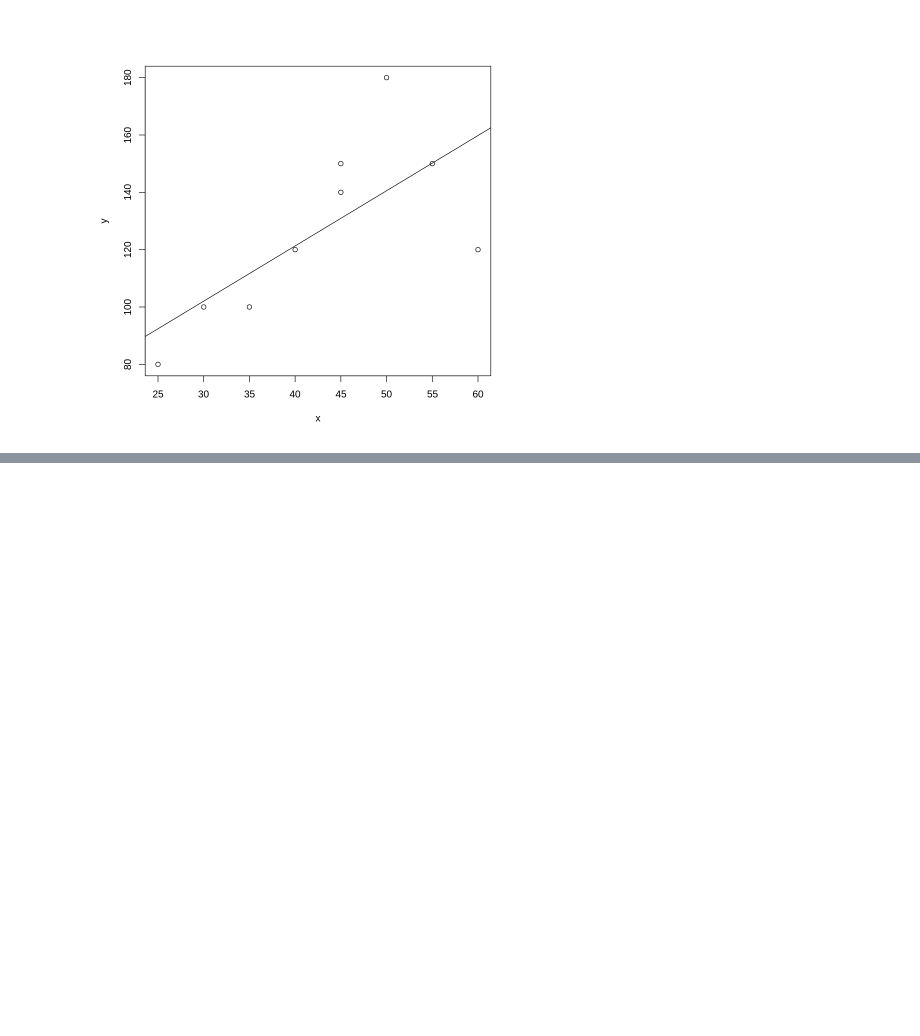
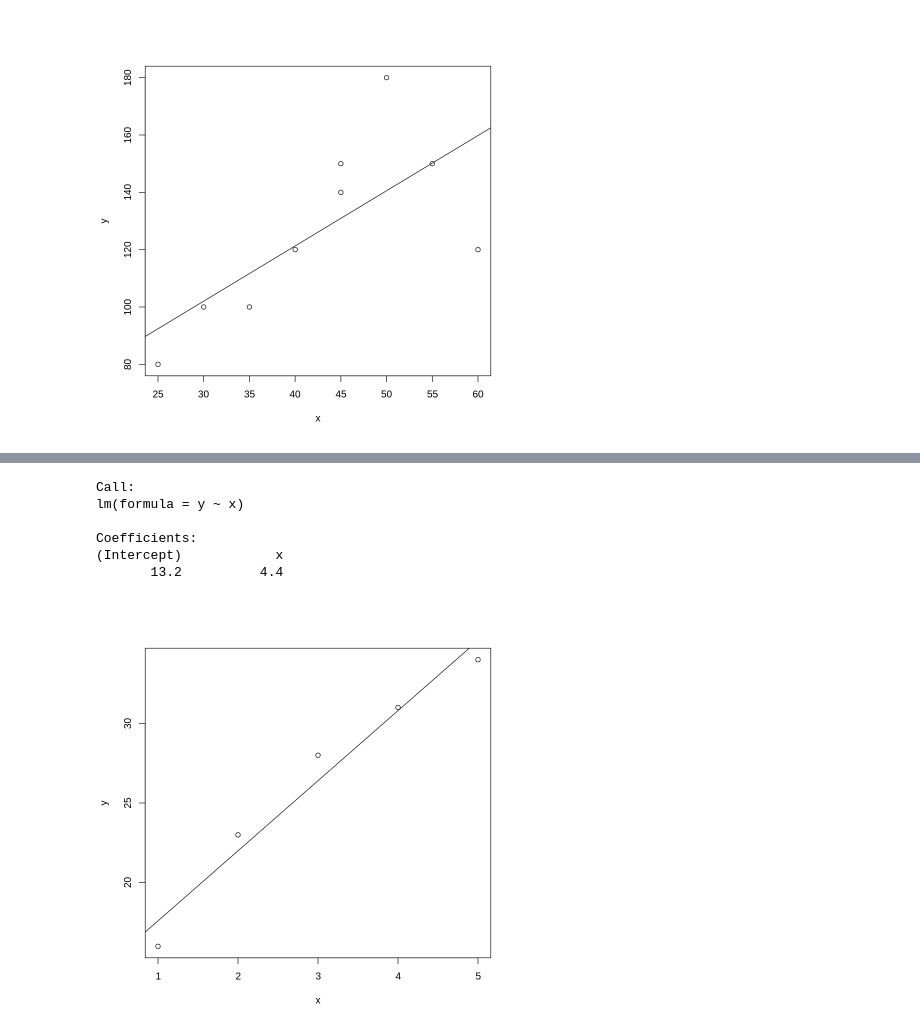
Before and after one commit to iizmyy/Analisis-dan-Visualisasi-Data, a Jupyter notebook: Modul_4.ipynb, the cells around one changed output, grey strips where cells are left out. Saved outputs shown, nothing was run; the diff lists cells and outputs as text; code cells hidden in the pictures; blank space fills up the shorter version.

```diff
--- a/Modul_4.ipynb
+++ b/Modul_4.ipynb
@@ -86,0 +109,6 @@ Coefficients:
+# %%
+x <- c(1,2,3,4,5)
+y <- c(16,23,28,31,34)
+
+data <- cbind(x,y)
+data
@@ -86,0 +123,15 @@ Coefficients:
+# %%
+reg1 <- lm(y~x)
+reg1
+# %% [output]
+Call:
+lm(formula = y ~ x)
+
+Coefficients:
+(Intercept)            x
+       13.2          4.4
+# %%
+plot(x,y)
+abline(13.2,4.4)
+# %% [output]
+[figure, added]
```
Also changed, not shown: parts of 11 cells of this notebook.
